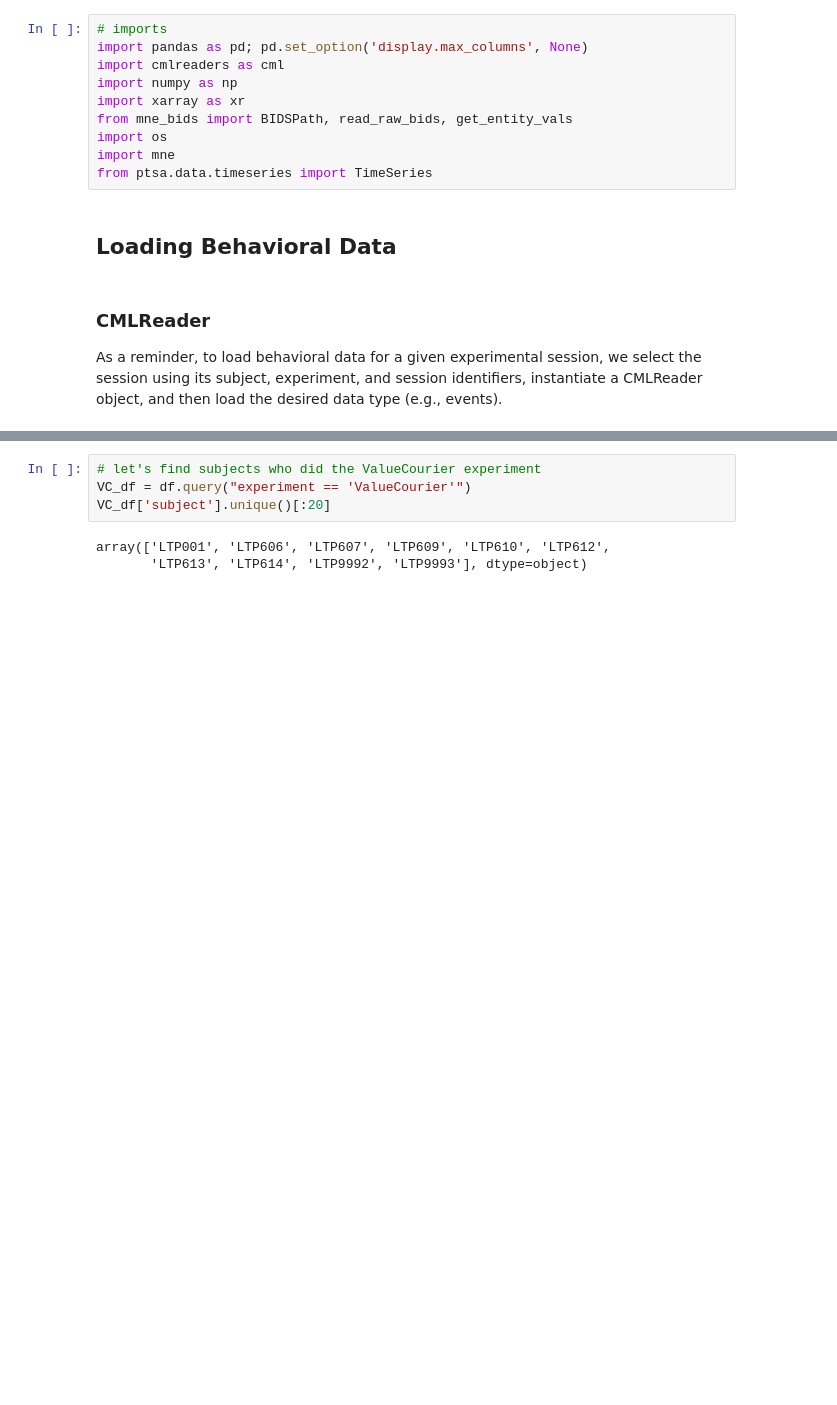
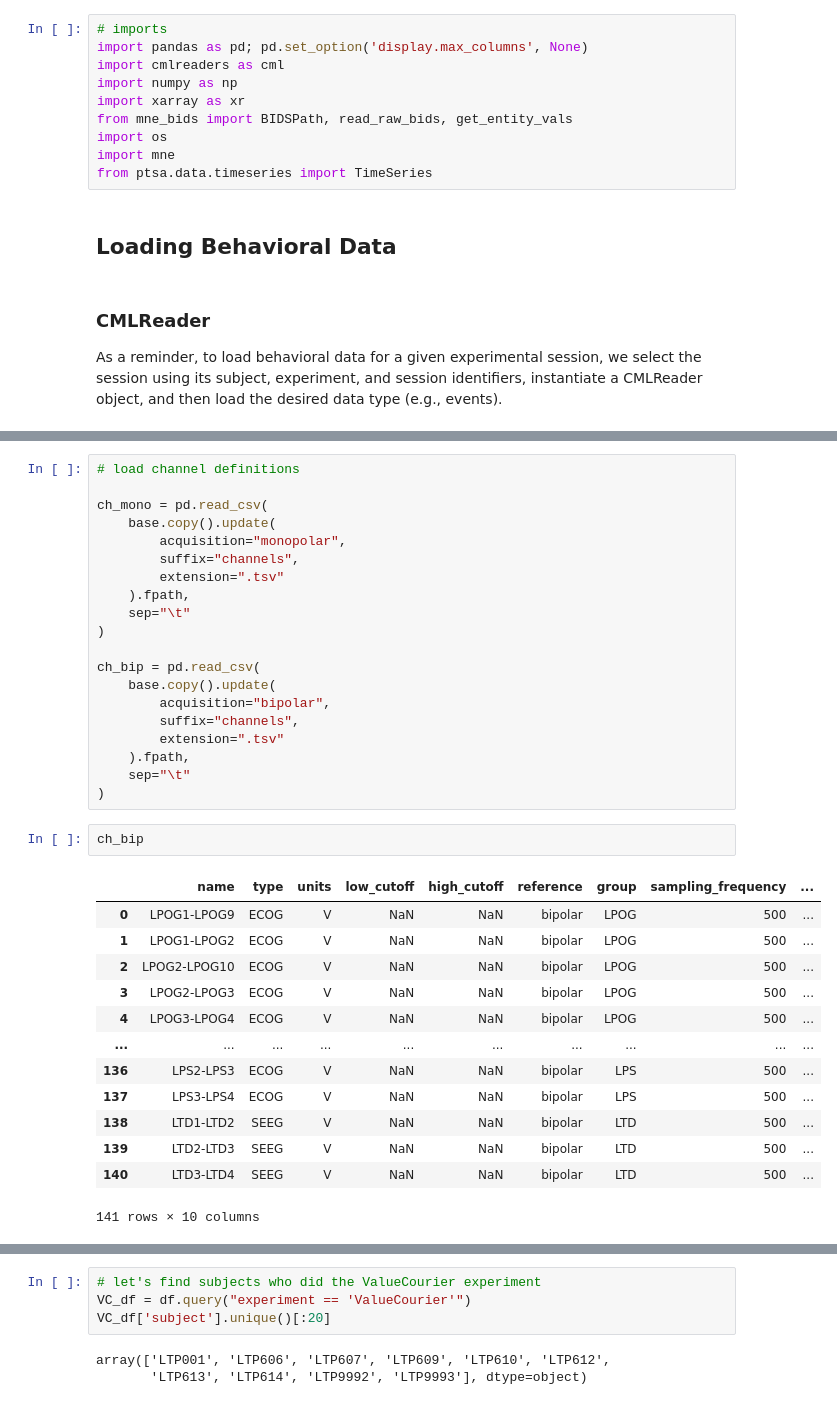
Before and after one commit to pennmem/EEGLoaderQualityCheck, a Jupyter notebook: OpenBIDS/Introduction_Draft_Loading_OpenBids_CMLReaders.ipynb, the cells around one changed output, grey strips where cells are left out. Cells and saved outputs as stored; diff of their text form; blank space fills up the shorter version.

```diff
--- a/OpenBIDS/Introduction_Draft_Loading_OpenBids_CMLReaders.ipynb
+++ b/OpenBIDS/Introduction_Draft_Loading_OpenBids_CMLReaders.ipynb
@@ -69,0 +117,36 @@ array(['BEGIN_PS2', 'STIM_ON', 'STIM_OFF', 'STIM_SINGLE_PULSE',
+# %%
+# load channel definitions
+
+ch_mono = pd.read_csv(
+    base.copy().update(
+        acquisition="monopolar",
+        suffix="channels",
+        extension=".tsv"
+    ).fpath,
+    sep="\t"
+)
+
+ch_bip = pd.read_csv(
+    base.copy().update(
+        acquisition="bipolar",
+        suffix="channels",
+        extension=".tsv"
+    ).fpath,
+    sep="\t"
+)
+# %%
+ch_bip
+# %% [output]
+|  | name | type | units | low_cutoff | high_cutoff | reference | group | sampling_frequency | ... |
+| 0 | LPOG1-LPOG9 | ECOG | V | NaN | NaN | bipolar | LPOG | 500 | ... |
+| 1 | LPOG1-LPOG2 | ECOG | V | NaN | NaN | bipolar | LPOG | 500 | ... |
+| 2 | LPOG2-LPOG10 | ECOG | V | NaN | NaN | bipolar | LPOG | 500 | ... |
+| 3 | LPOG2-LPOG3 | ECOG | V | NaN | NaN | bipolar | LPOG | 500 | ... |
+| 4 | LPOG3-LPOG4 | ECOG | V | NaN | NaN | bipolar | LPOG | 500 | ... |
+| ... | ... | ... | ... | ... | ... | ... | ... | ... | ... |
+| 136 | LPS2-LPS3 | ECOG | V | NaN | NaN | bipolar | LPS | 500 | ... |
+| 137 | LPS3-LPS4 | ECOG | V | NaN | NaN | bipolar | LPS | 500 | ... |
+| 138 | LTD1-LTD2 | SEEG | V | NaN | NaN | bipolar | LTD | 500 | ... |
+| 139 | LTD2-LTD3 | SEEG | V | NaN | NaN | bipolar | LTD | 500 | ... |
+| 140 | LTD3-LTD4 | SEEG | V | NaN | NaN | bipolar | LTD | 500 | ... |
+141 rows × 10 columns
```
Also changed, not shown: parts of 15 cells of this notebook, 2 other files.
